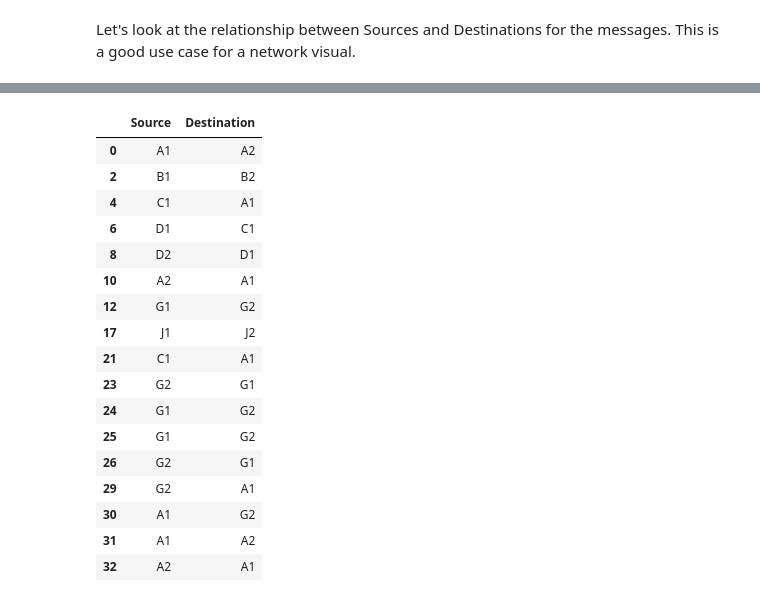
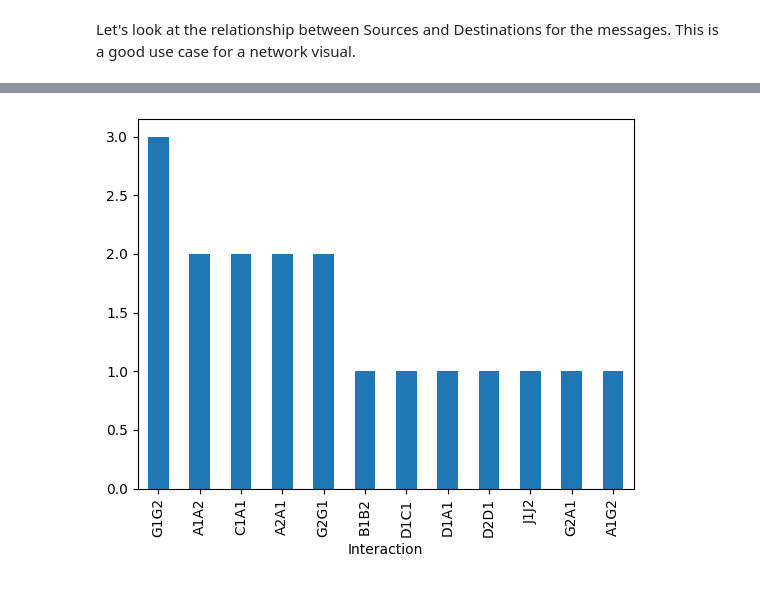
Before and after one commit to ggsmith842/sigint-analysis, a Jupyter notebook: initial_analysis.ipynb, the cells around one changed output, grey strips where cells are left out. Cells and saved outputs as stored; diff of their text form; code cells hidden in the pictures.

Commit message:
Completed netowrk plot fixed data error

```diff
--- a/initial_analysis.ipynb
+++ b/initial_analysis.ipynb
@@ -184,21 +218,7 @@ Let's look at the relationship between Sources and Destinations for the messages
 # %%
-comint_df[['Source','Destination']]
+comint_df.loc[:, 'Interaction'] = comint_df['Source'] + comint_df['Destination']
-# %% [output]
-|  | Source | Destination |
-| 0 | A1 | A2 |
-| 2 | B1 | B2 |
-| 4 | C1 | A1 |
-| 6 | D1 | C1 |
-| 8 | D2 | D1 |
-| 10 | A2 | A1 |
-| 12 | G1 | G2 |
-| 17 | J1 | J2 |
-| 21 | C1 | A1 |
-| 23 | G2 | G1 |
-| 24 | G1 | G2 |
-| 25 | G1 | G2 |
-| 26 | G2 | G1 |
-| 29 | G2 | A1 |
-| 30 | A1 | G2 |
-| 31 | A1 | A2 |
-| 32 | A2 | A1 |
+# %%
+comint_df.Interaction.value_counts().plot(kind='bar')
+plt.show()
+# %% [output]
+[figure, added]
```
Also changed, not shown: parts of 13 cells of this notebook, 1 other file.
